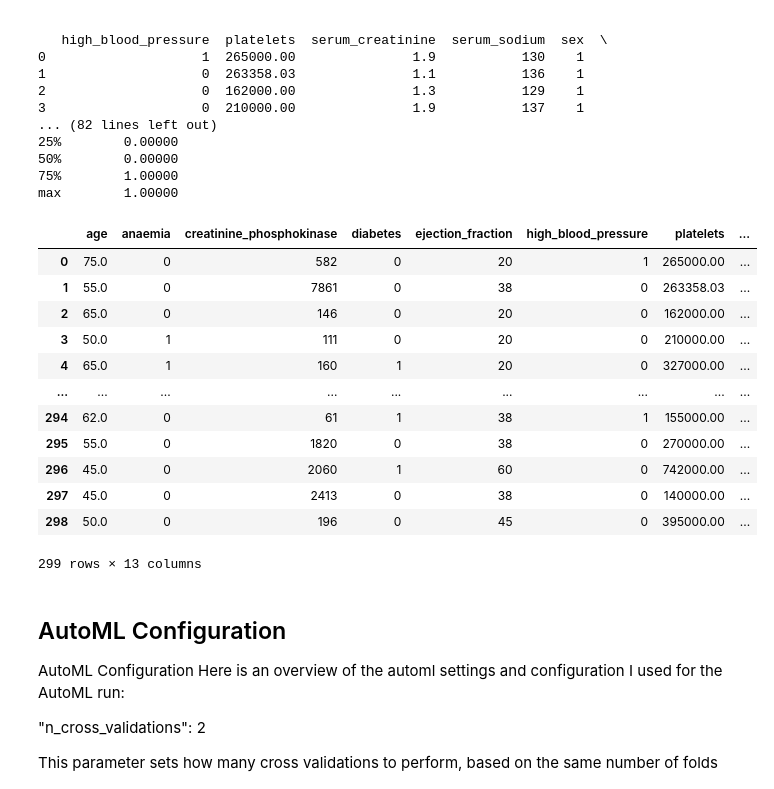
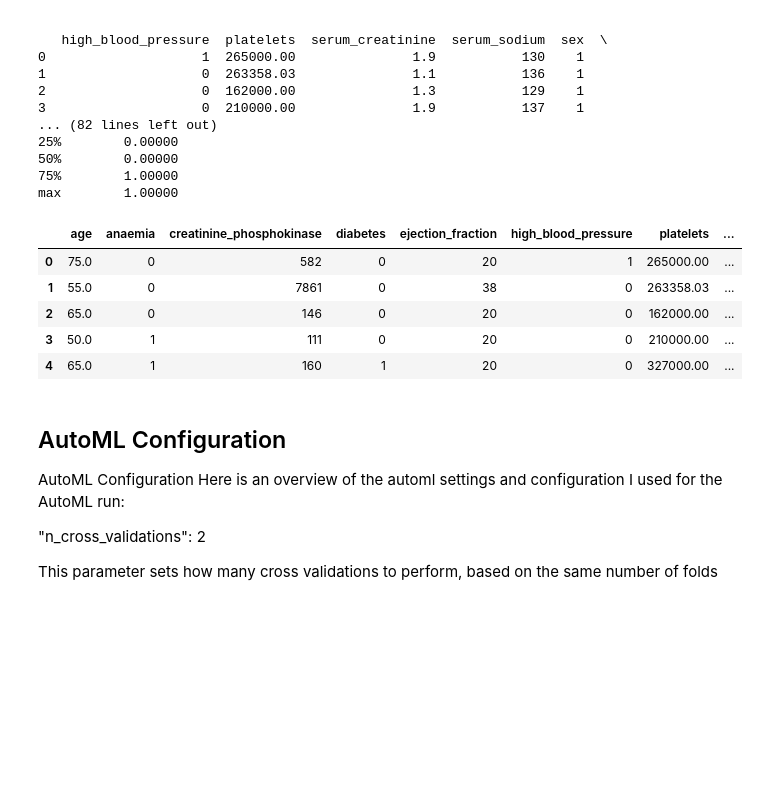
Before and after one commit to gaya3arul/AzureML-Capstone-project, a Jupyter notebook: starter_file/automl.ipynb, the cells around one changed output. Drawn from its saved outputs; the diff is of its cells as text; code cells hidden in the pictures; blank space fills up the shorter version.

```diff
--- a/starter_file/automl.ipynb
+++ b/starter_file/automl.ipynb
@@ -115,7 +115,7 @@ The dataset is taken from kaggle : "https://www.kaggle.com/c/machine-failure-pre
 data = pd.read_csv('./heart_failure_clinical_records_dataset.csv')
 
 found = False
-key = "heart-failure-prediction"
+key = "heart-failure-dataset"
 description_text = "Prediction of patients’ survival with heart failure"
 
 if key in ws.datasets.keys():
@@ -163,21 +163,14 @@ y = df[['DEATH_EVENT']]
 75%        1.00000
 max        1.00000
 # %%
-df
+df.head()
 # %% [output]
 |  | age | anaemia | creatinine_phosphokinase | diabetes | ejection_fraction | high_blood_pressure | platelets | ... |
 | 0 | 75.0 | 0 | 582 | 0 | 20 | 1 | 265000.00 | ... |
 | 1 | 55.0 | 0 | 7861 | 0 | 38 | 0 | 263358.03 | ... |
 | 2 | 65.0 | 0 | 146 | 0 | 20 | 0 | 162000.00 | ... |
 | 3 | 50.0 | 1 | 111 | 0 | 20 | 0 | 210000.00 | ... |
 | 4 | 65.0 | 1 | 160 | 1 | 20 | 0 | 327000.00 | ... |
-| ... | ... | ... | ... | ... | ... | ... | ... | ... |
-| 294 | 62.0 | 0 | 61 | 1 | 38 | 1 | 155000.00 | ... |
-| 295 | 55.0 | 0 | 1820 | 0 | 38 | 0 | 270000.00 | ... |
-| 296 | 45.0 | 0 | 2060 | 1 | 60 | 0 | 742000.00 | ... |
-| 297 | 45.0 | 0 | 2413 | 0 | 38 | 0 | 140000.00 | ... |
-| 298 | 50.0 | 0 | 196 | 0 | 45 | 0 | 395000.00 | ... |
-299 rows × 13 columns
 # %% [markdown]
 ## AutoML Configuration
 
```
Also changed, not shown: parts of 24 cells of this notebook, 14 other files.
